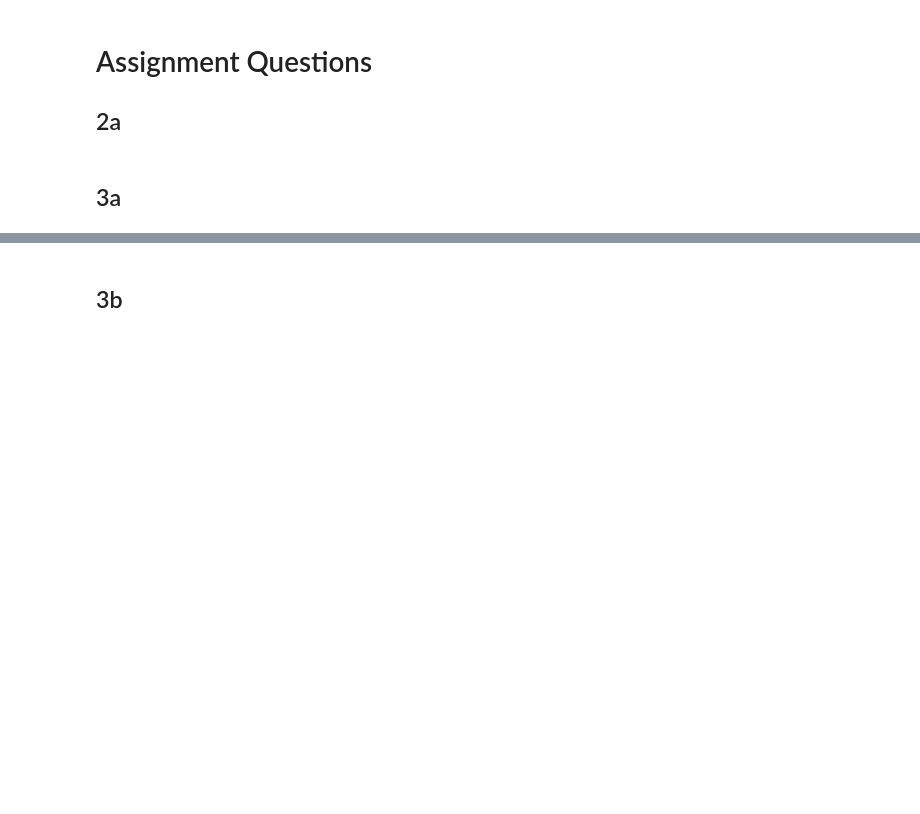
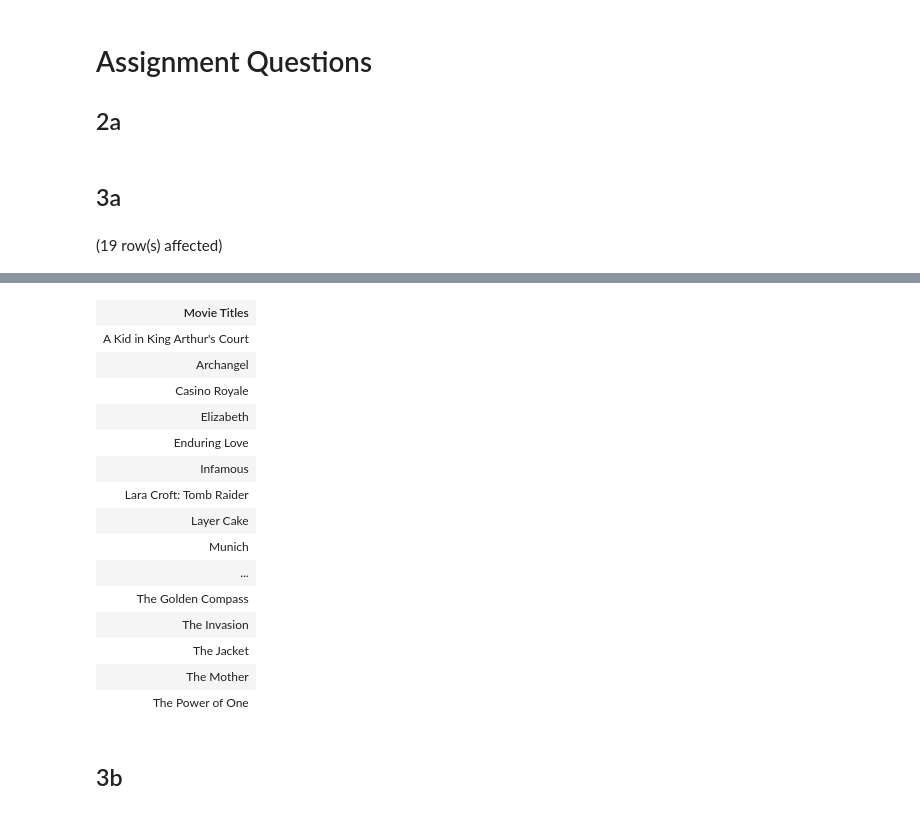
Before and after one commit to po-trottier/concordia-data-systems, a Jupyter notebook: Phase1/project_notebook.ipynb, the cells around one changed output, grey strips where cells are left out. Saved outputs shown, nothing was run; the diff lists cells and outputs as text; code cells hidden in the pictures; blank space fills up the shorter version.

```diff
--- a/Phase1/project_notebook.ipynb
+++ b/Phase1/project_notebook.ipynb
@@ -72,3 +72,13 @@ COPY tag_names FROM '/srv/soen363/phase1/tag_names.dat';
 COPY tags FROM '/srv/soen363/phase1/tags.dat';
 # %% [markdown]
 ## 3a
+# %%
+-- Get the movie titles starring "Daniel Craig", sorted in an ascending alphabetical order
+SELECT DISTINCT M.title AS "Movie Titles"
+FROM actors A, movies M
+WHERE
+    M.mid = A.mid AND
+    A.name = 'Daniel Craig'
+ORDER BY M.title ASC;
+# %% [output]
+(19 row(s) affected)
@@ -75,2 +86,18 @@ COPY tags FROM '/srv/soen363/phase1/tags.dat';
+| Movie Titles |
+| A Kid in King Arthur's Court |
+| Archangel |
+| Casino Royale |
+| Elizabeth |
+| Enduring Love |
+| Infamous |
+| Lara Croft: Tomb Raider |
+| Layer Cake |
+| Munich |
+| ... |
+| The Golden Compass |
+| The Invasion |
+| The Jacket |
+| The Mother |
+| The Power of One |
 # %% [markdown]
 ## 3b
```
Also changed, not shown: parts of 16 cells of this notebook.
